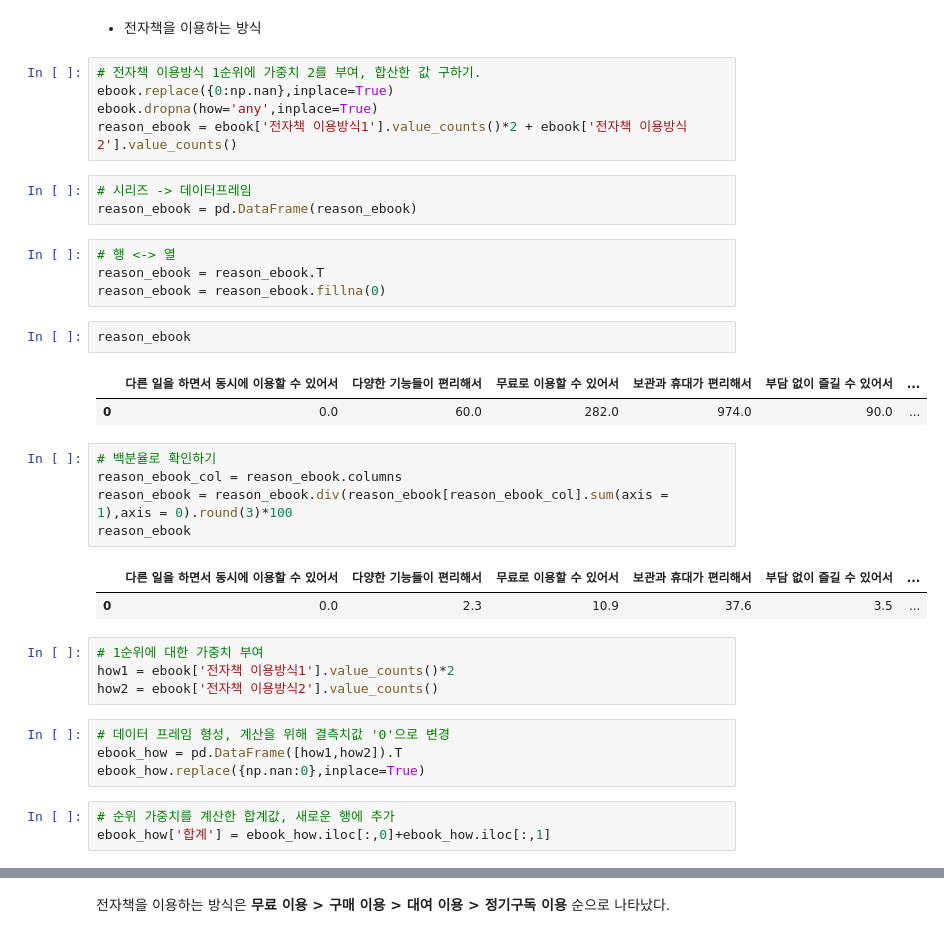
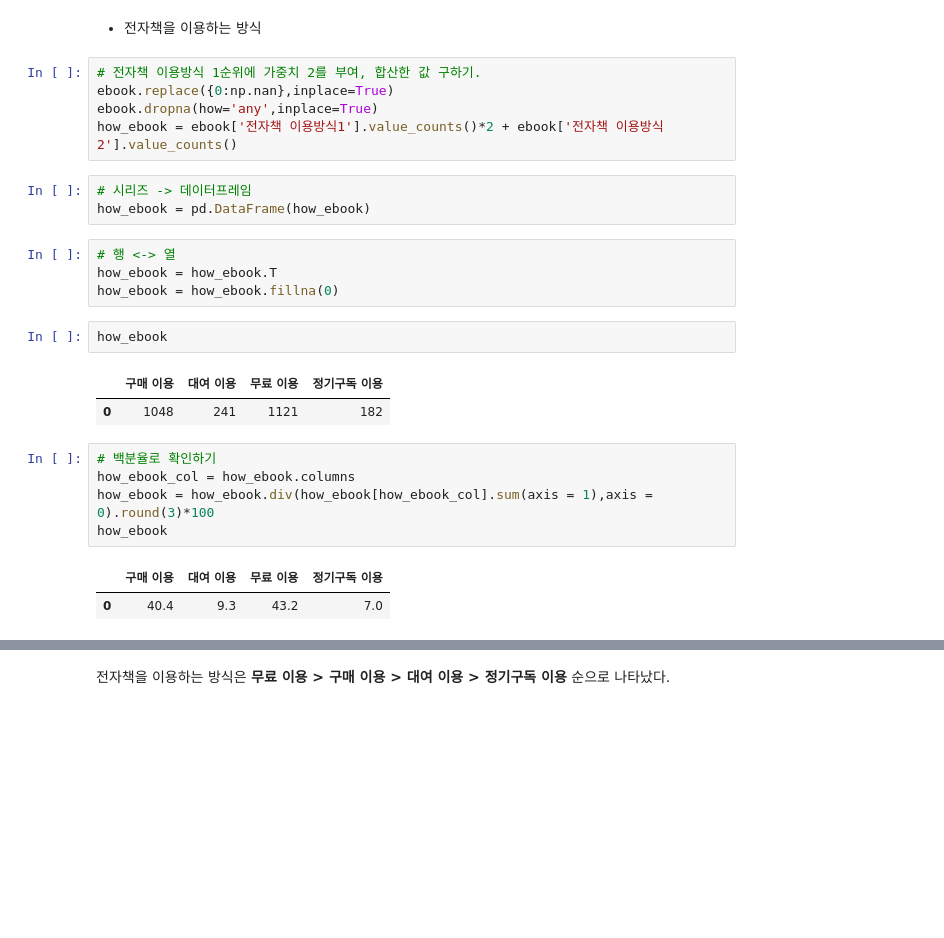
Before and after one commit to Yerial1125/semi_project, a Jupyter notebook: E조_세미프로젝트.ipynb, the cells around one changed output, grey strips where cells are left out. Saved outputs shown, nothing was run; the diff lists cells and outputs as text; blank space fills up the shorter version.

```diff
--- a/E조_세미프로젝트.ipynb
+++ b/E조_세미프로젝트.ipynb
@@ -2019,35 +2314,24 @@ reason_ebook
 # 전자책 이용방식 1순위에 가중치 2를 부여, 합산한 값 구하기.
 ebook.replace({0:np.nan},inplace=True)
 ebook.dropna(how='any',inplace=True)
-reason_ebook = ebook['전자책 이용방식1'].value_counts()*2 + ebook['전자책 이용방식2'].value_counts()
+how_ebook = ebook['전자책 이용방식1'].value_counts()*2 + ebook['전자책 이용방식2'].value_counts()
 # %%
 # 시리즈 -> 데이터프레임
-reason_ebook = pd.DataFrame(reason_ebook)
+how_ebook = pd.DataFrame(how_ebook)
 # %%
 # 행 <-> 열
-reason_ebook = reason_ebook.T
-reason_ebook = reason_ebook.fillna(0)
+how_ebook = how_ebook.T
+how_ebook = how_ebook.fillna(0)
-# %%
-reason_ebook
-# %% [output]
-|  | 다른 일을 하면서 동시에 이용할 수 있어서 | 다양한 기능들이 편리해서 | 무료로 이용할 수 있어서 | 보관과 휴대가 편리해서 | 부담 없이 즐길 수 있어서 | ... |
-| 0 | 0.0 | 60.0 | 282.0 | 974.0 | 90.0 | ... |
+# %%
+how_ebook
+# %% [output]
+|  | 구매 이용 | 대여 이용 | 무료 이용 | 정기구독 이용 |
+| 0 | 1048 | 241 | 1121 | 182 |
 # %%
 # 백분율로 확인하기
-reason_ebook_col = reason_ebook.columns
-reason_ebook = reason_ebook.div(reason_ebook[reason_ebook_col].sum(axis = 1),axis = 0).round(3)*100
-reason_ebook
+how_ebook_col = how_ebook.columns
+how_ebook = how_ebook.div(how_ebook[how_ebook_col].sum(axis = 1),axis = 0).round(3)*100
+how_ebook
 # %% [output]
-|  | 다른 일을 하면서 동시에 이용할 수 있어서 | 다양한 기능들이 편리해서 | 무료로 이용할 수 있어서 | 보관과 휴대가 편리해서 | 부담 없이 즐길 수 있어서 | ... |
-| 0 | 0.0 | 2.3 | 10.9 | 37.6 | 3.5 | ... |
+|  | 구매 이용 | 대여 이용 | 무료 이용 | 정기구독 이용 |
+| 0 | 40.4 | 9.3 | 43.2 | 7.0 |
-# %%
-# 1순위에 대한 가중치 부여
-how1 = ebook['전자책 이용방식1'].value_counts()*2
-how2 = ebook['전자책 이용방식2'].value_counts()
-# %%
-# 데이터 프레임 형성, 계산을 위해 결측치값 '0'으로 변경
-ebook_how = pd.DataFrame([how1,how2]).T
-ebook_how.replace({np.nan:0},inplace=True)
-# %%
-# 순위 가중치를 계산한 합계값, 새로운 행에 추가
-ebook_how['합계'] = ebook_how.iloc[:,0]+ebook_how.iloc[:,1]
```
Also changed, not shown: parts of 65 cells of this notebook.
